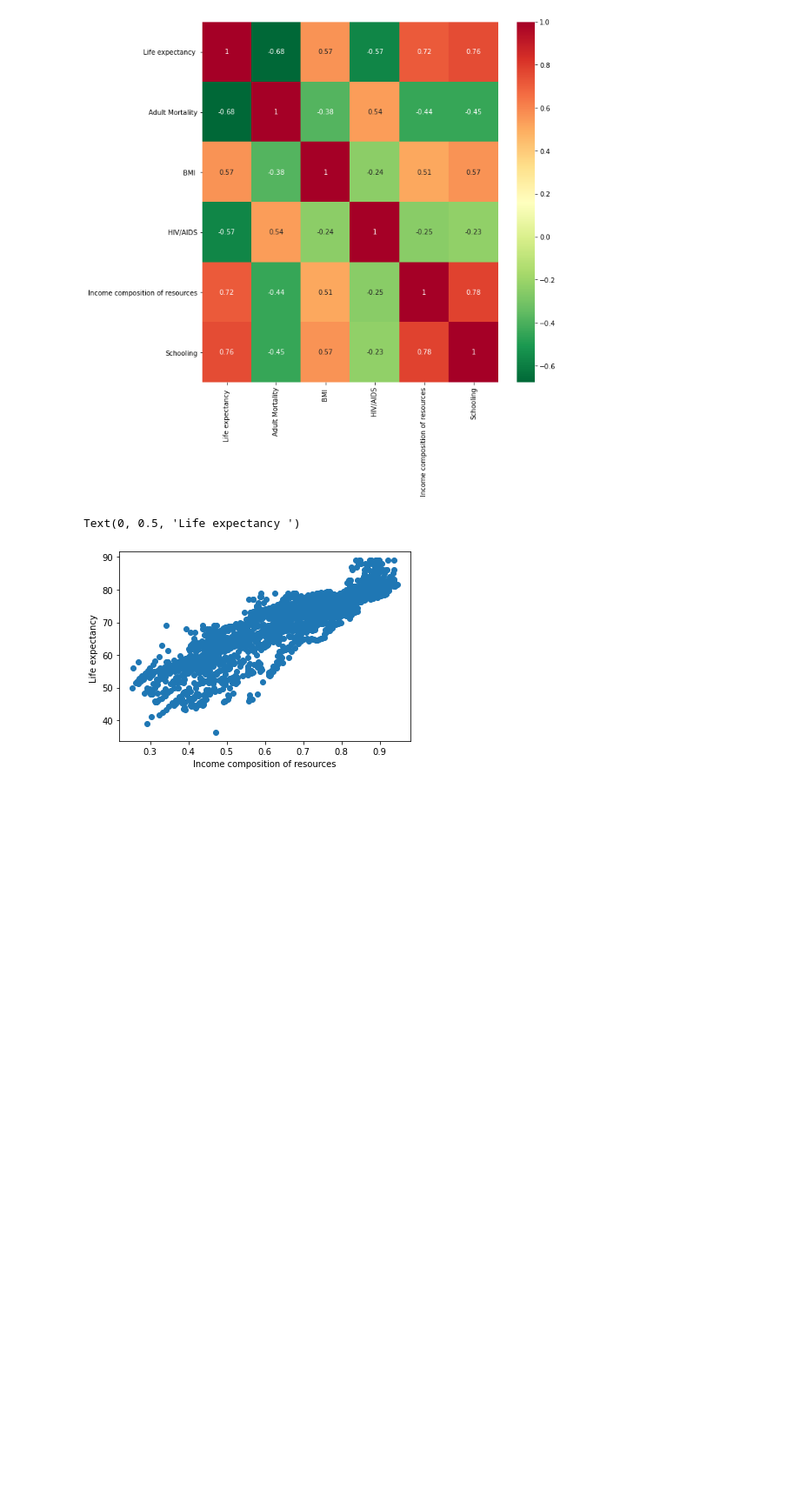
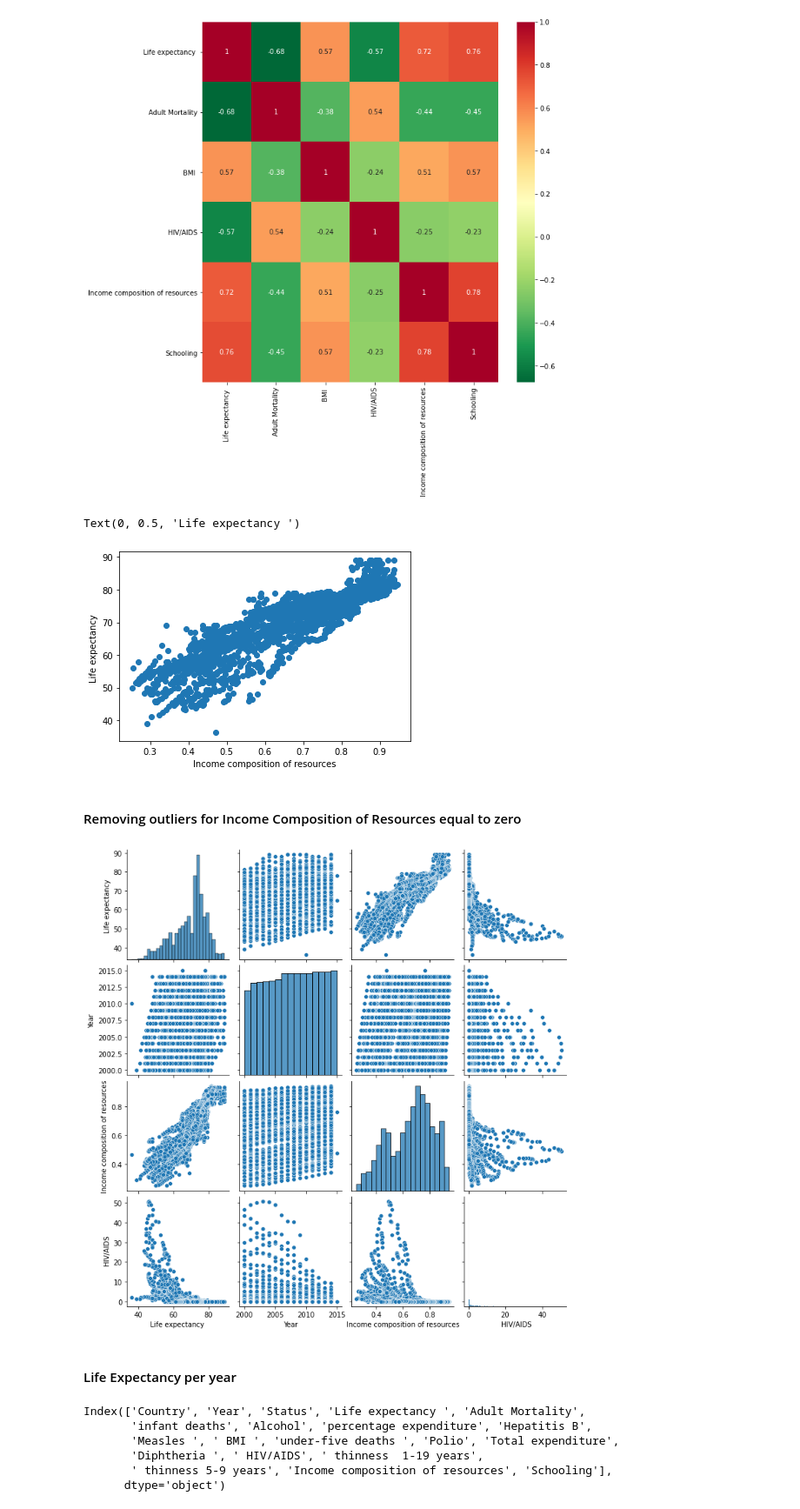
Before and after one commit to lgpatruyo/Life-Expectancy-Project-WHO-, a Jupyter notebook: WHO_Kaggle.ipynb, the cells around one changed output. Shown at 87% size. Drawn from its saved outputs; the diff is of its cells as text; code cells hidden in the pictures; blank space fills up the shorter version.

```diff
--- a/WHO_Kaggle.ipynb
+++ b/WHO_Kaggle.ipynb
@@ -213,3 +211,5 @@ Text(0, 0.5, 'Life expectancy ')
+# %% [markdown]
+#### Removing outliers for Income Composition of Resources equal to zero
 # %%
 Income_outliers_indeces = df_new[df_new['Income composition of resources'] == 0].index
 # %%
@@ -219,0 +217,16 @@ plt.show()
+# %%
+sns.pairplot(df_new[['Life expectancy ','Year','Income composition of resources',' HIV/AIDS']])
+plt.show()
+# %% [output]
+[figure, added]
+# %% [markdown]
+#### Life Expectancy per year
+# %%
+df_new.columns
+# %% [output]
+Index(['Country', 'Year', 'Status', 'Life expectancy ', 'Adult Mortality',
+       'infant deaths', 'Alcohol', 'percentage expenditure', 'Hepatitis B',
+       'Measles ', ' BMI ', 'under-five deaths ', 'Polio', 'Total expenditure',
+       'Diphtheria ', ' HIV/AIDS', ' thinness  1-19 years',
+       ' thinness 5-9 years', 'Income composition of resources', 'Schooling'],
+      dtype='object')
```
Also changed, not shown: parts of 36 cells of this notebook.
